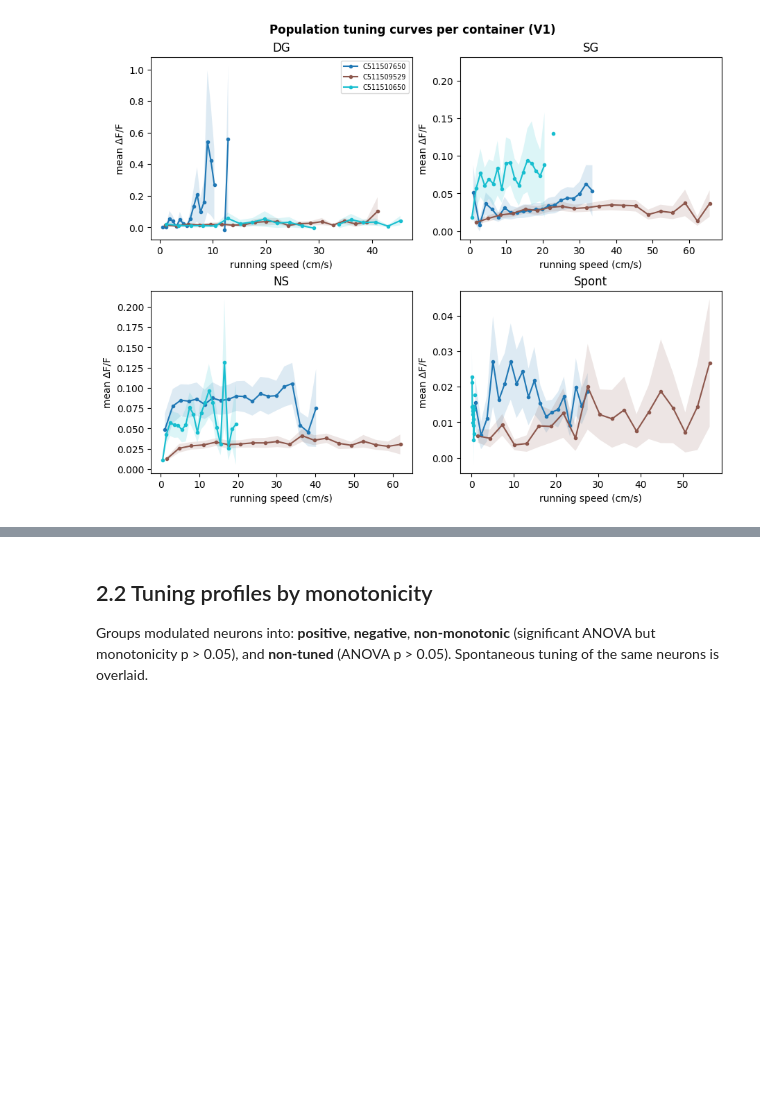
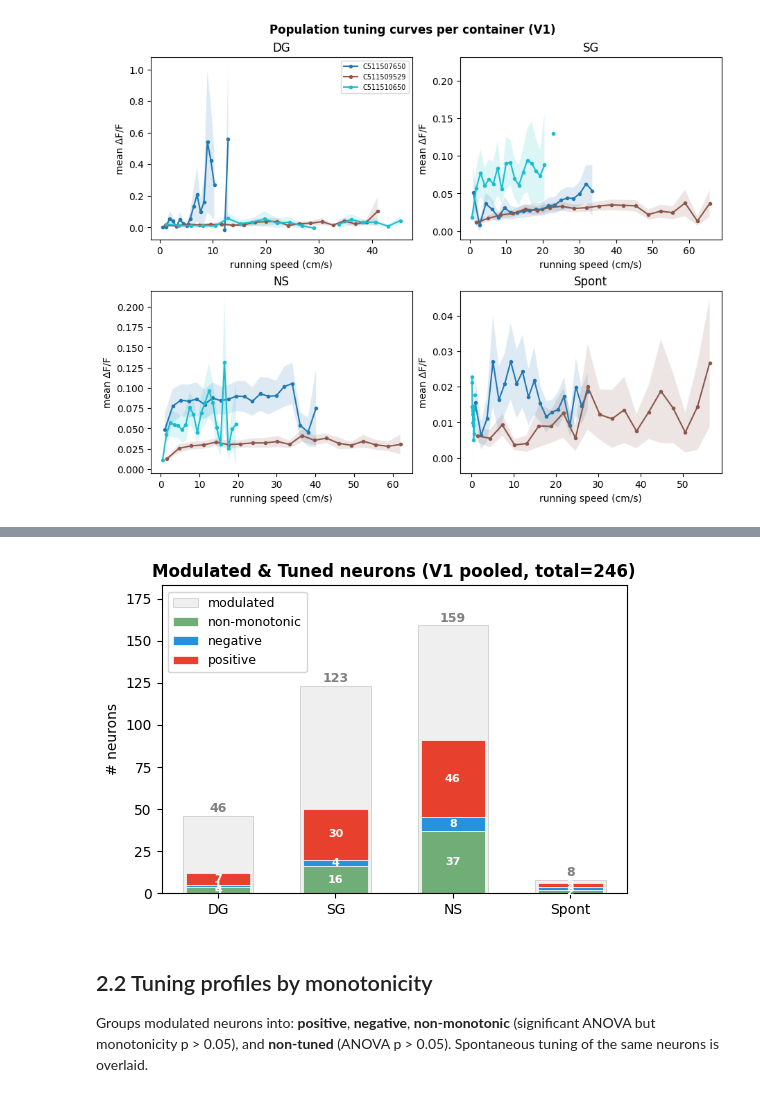
Before and after one commit to ZhidongZhang96/NDS-V1-RunningNaturalMod, a Jupyter notebook: Session B&A for V1.ipynb, the cells around one changed output, grey strips where cells are left out. Cells and saved outputs as stored; diff of their text form; code cells hidden in the pictures; blank space fills up the shorter version.

```diff
--- a/Session B&A for V1.ipynb
+++ b/Session B&A for V1.ipynb
@@ -197,3 +239,67 @@ plt.show()
+# %%
+# Pooled monotonicity stacked bar — sum counts across all 3 containers
+pooled_mod_counts = {stim: 0 for stim in STIMULI}
+pooled_tuned = {stim: {'positive': 0, 'negative': 0, 'non-monotonic': 0}
+                for stim in STIMULI}
+
+for i, tunings in enumerate(all_tunings):
+    cont_mod_mask = {stim: all_bm[i][stim].modulated_mask for stim in STIMULI}
+    for stim in STIMULI:
+        pooled_mod_counts[stim] += int(cont_mod_mask[stim].sum())
+        t = tunings[stim]
+        mm = cont_mod_mask[stim]
+        n_tuning = len(t.monotonic_mask['positive'])
+        if len(mm) != n_tuning:
+            for c in ('positive', 'negative', 'non-monotonic'):
+                pooled_tuned[stim][c] += int(t.monotonic_mask[c].sum())
+        else:
+            for c in ('positive', 'negative', 'non-monotonic'):
+                pooled_tuned[stim][c] += int((t.monotonic_mask[c] & mm).sum())
+
+# Plot
+fig, ax = plt.subplots(figsize=(6, 4))
+labels = list(pooled_mod_counts.keys())
+categories = ['non-monotonic', 'negative', 'positive']
+colors = {'positive': POS_COLOR, 'negative': NEG_COLOR, 'non-monotonic': NM_COLOR}
+
+x = np.arange(len(labels))
+
+# wider background bar: modulated
+mod_vals = [pooled_mod_counts[l] for l in labels]
+ax.bar(x, mod_vals, 0.6, color='lightgray', alpha=0.35,
+       edgecolor='gray', linewidth=0.6, label='modulated', zorder=0)
+for i, v in enumerate(mod_vals):
+    ax.text(i, v + 0.5, str(v), ha='center', va='bottom',
+            fontsize=9, color='gray', fontweight='bold')
+
+# stacked tuned bars
+bottom = np.zeros(len(labels))
+for cat in categories:
+    vals = [pooled_tuned[l][cat] for l in labels]
+    ax.bar(x, vals, 0.55, bottom=bottom, label=cat,
+           color=colors[cat], edgecolor='white', linewidth=0.5)
+    bottom += vals
+
+# segment labels
+for i, lbl in enumerate(labels):
+    y = 0.0
+    for cat in categories:
+        v = pooled_tuned[lbl][cat]
+        if v > 0:
+            ax.text(i, y + v / 2, str(v), ha='center', va='center',
+                    fontsize=8, color='white', fontweight='bold')
+        y += v
+
+ax.set_xticks(x)
+ax.set_xticklabels([stim_to_short(l) for l in labels])
+ax.set_ylabel('# neurons')
+ax.legend(fontsize=9)
+ax.set_title(f'Modulated & Tuned neurons (V1 pooled, total={total_cells})', fontweight='bold')
+ax.margins(y=0.15)
+plt.savefig("doc/figures/V1/V1_tuned_neurons_pooled.png")
+plt.show()
+# %% [output]
+[figure, added]
 # %% [markdown]
 ## 2.2 Tuning profiles by monotonicity
 
```
Also changed, not shown: parts of 6 cells of this notebook, 11 other files.
